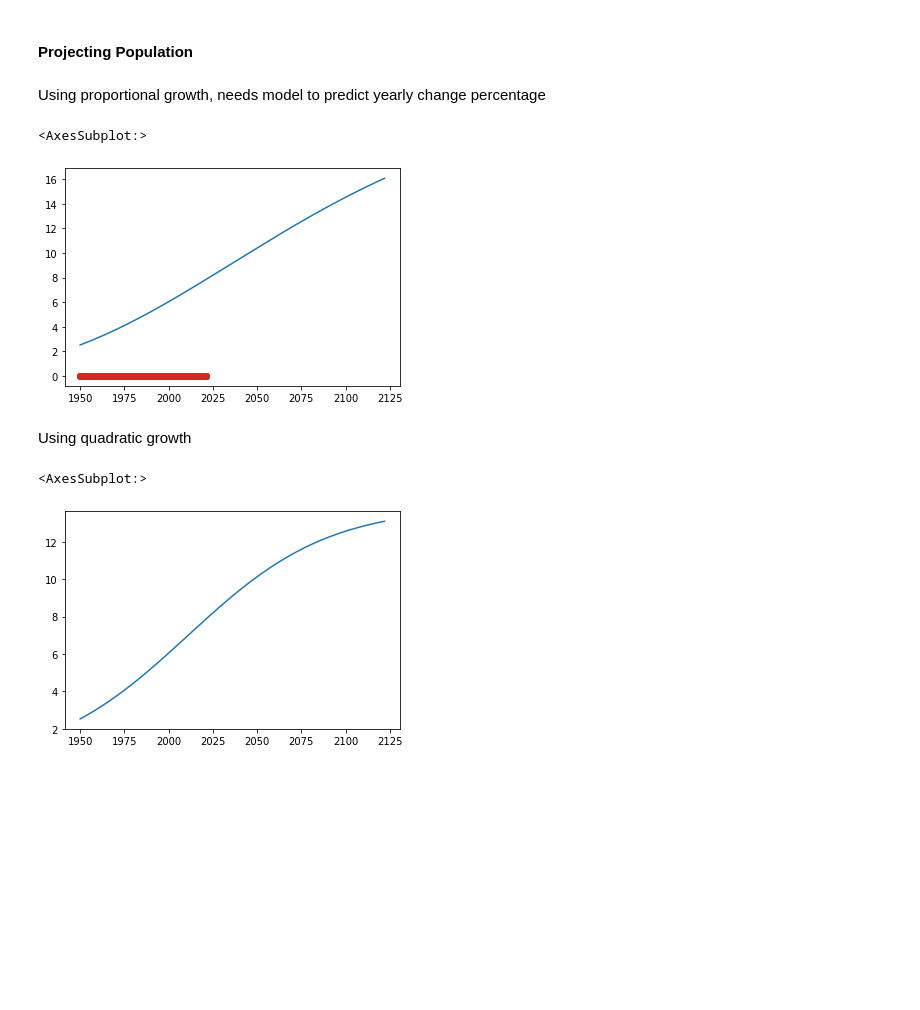
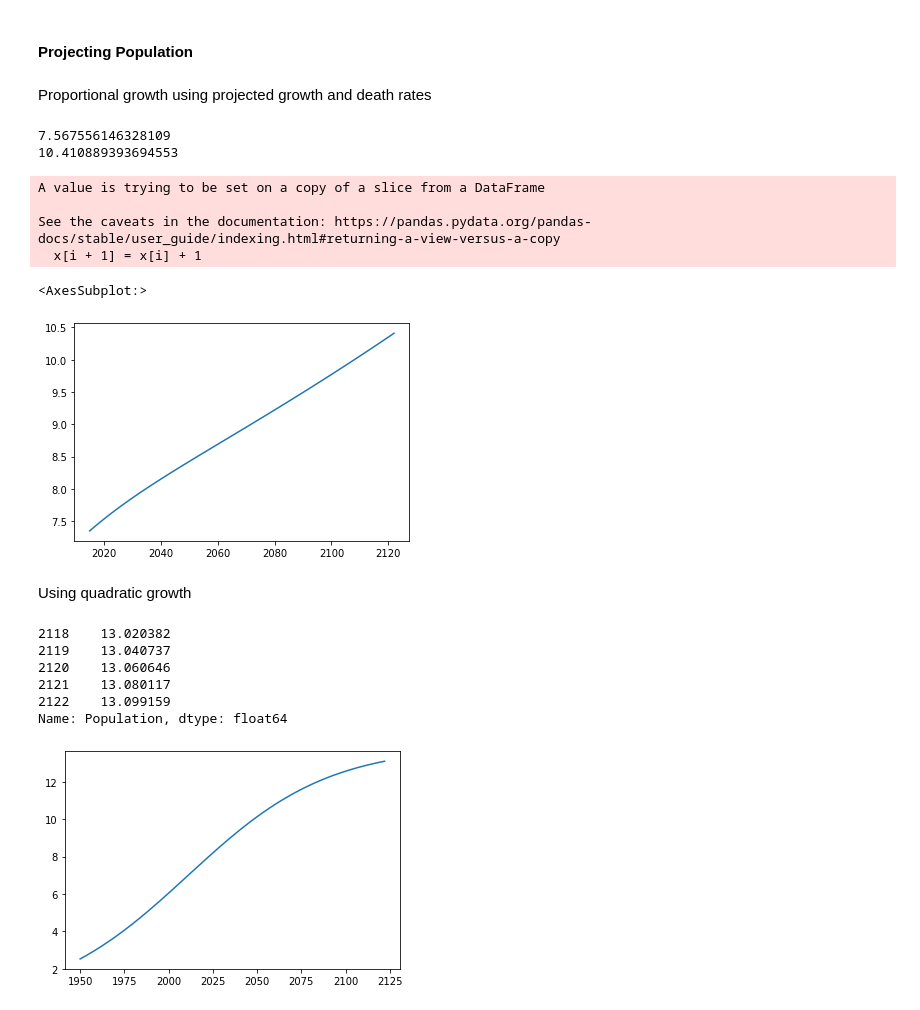
Before and after one commit to sltimmins/they-dont-keep-me-here-cause-Im-gorgeous-they-keep-me-here-cause-Im-smart, a Jupyter notebook: model.ipynb, the cells around one changed output. Cells and saved outputs as stored; diff of their text form; code cells hidden in the pictures; blank space fills up the shorter version.

```diff
--- a/model.ipynb
+++ b/model.ipynb
@@ -32,65 +33,96 @@ table.plot()
 [figure]
 # %% [markdown]
 #### Projecting Population
-# %% [markdown]
-Using proportional growth, needs model to predict yearly change percentage
+# %% [markdown]
+Proportional growth using projected growth and death rates
 # %%
 un = table.UN / 1e9
 us = table.US / 1e9
 
 t0 = un.index[0]
-t1 = un.index[-1]
+t1 = un.index[-2]
 time = t1 - t0
 
 p0 = un[t0]
+p1 = un[t1]
+
+x = BrDrGraph["Year"]
+yBR = BrDrGraph["BR"]
+yDR = BrDrGraph["DR"]
+
+def sigmoid(x, L ,x0, k, b):
+    y = L / (1 + np.exp(-k * (x - x0))) + b
+    return (y)
+
+p0BR = [max(yBR), np.median(x), 1, min(yBR)]
+p0DR = [max(yDR), np.median(x), 1, min(yDR)]
+
+poptBR, pcovBR = curve_fit(sigmoid, x, yBR, p0BR, method="dogbox")
+poptDR, pcovDR = curve_fit(sigmoid, x, yDR, p0DR, method="dogbox")
+
+i = 71
+while x[i] != 2122:
+    x[i + 1] = x[i] + 1
+    i = i + 1
+
+br = sigmoid(x, *poptBR)
+dr = sigmoid(x, *poptDR) * 1.75
 
 def projectBirthsOrDeaths(year):
-    x = BrDrGraph["Year"]
-    yBR = BrDrGraph["BR"]
-    yDR = BrDrGraph["DR"]
-
     plt.scatter(x, yBR)
     fit = np.polyfit(x, np.log(yBR), 1)
     slope = np.exp(fit[0])
     const = np.exp(fit[1])
     estimateBR = (slope ** year) * const
 
     plt.scatter(x, yDR)
     fit = np.polyfit(x, np.log(yDR), 1)
     slope = np.exp(fit[0])
     const = np.exp(fit[1])
     estimateDR = (slope ** year) * const
 
     return estimateBR, estimateDR
 
-# results = Series()
 results = {}
-results[t0] = p0
-for t in range(t0, 2122):
-    brdr = projectBirthsOrDeaths(t)
-    results[t + 1] = results[t] + (results[t] * (brdr[0] - brdr[1]))
+results[t1] = p1
+for t in range(t1, 2122):
+    results[t + 1] = results[t] + (results[t] * (br[t - 1950] - dr[t - 1950]))
 
 s = pd.Series(results, name="Population")
+print(results[2021])
+print(results[2122])
 s.plot()
 # %% [output]
-<AxesSubplot:>
+7.567556146328109
+10.410889393694553
+A value is trying to be set on a copy of a slice from a DataFrame
+
+See the caveats in the documentation: https://pandas.pydata.org/pandas-docs/stable/user_guide/indexing.html#returning-a-view-versus-a-copy
+  x[i + 1] = x[i] + 1
+<AxesSubplot:>
-[figure, old version]
+[figure, new version]
 # %% [markdown]
 Using quadratic growth
 # %%
 alpha = 25 / 1000
 beta = -1.8 / 1000
 
-results = {}
-results[t0] = p0
+quad = {}
+p0 = un[t0]
+quad[t0] = p0
 
-t1 = 2122
-for t in range(t0, t1):
-    growth = alpha * results[t] + beta * results[t]**2
-    results[t + 1] = results[t] + growth
+for t in range(t0, 2122):
+    growth = alpha * quad[t] + beta * quad[t]**2
+    quad[t + 1] = quad[t] + growth
 
-s = pd.Series(results, name="Population")
+s = pd.Series(quad, name="Population")
 s.plot()
+print(s.tail())
 # %% [output]
-<AxesSubplot:>
+2118    13.020382
+2119    13.040737
+2120    13.060646
+2121    13.080117
+2122    13.099159
+Name: Population, dtype: float64
 [figure]
```
Also changed, not shown: parts of 1 cell of this notebook.
